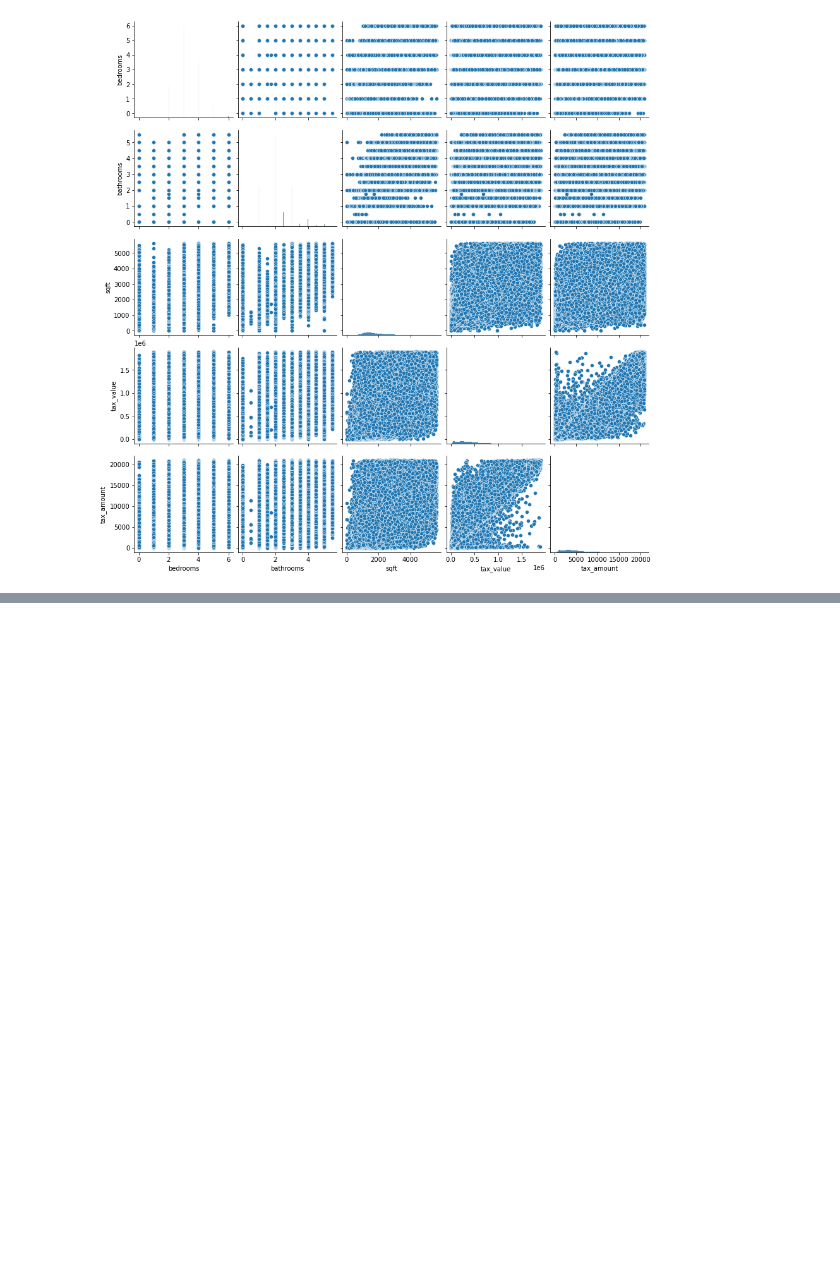
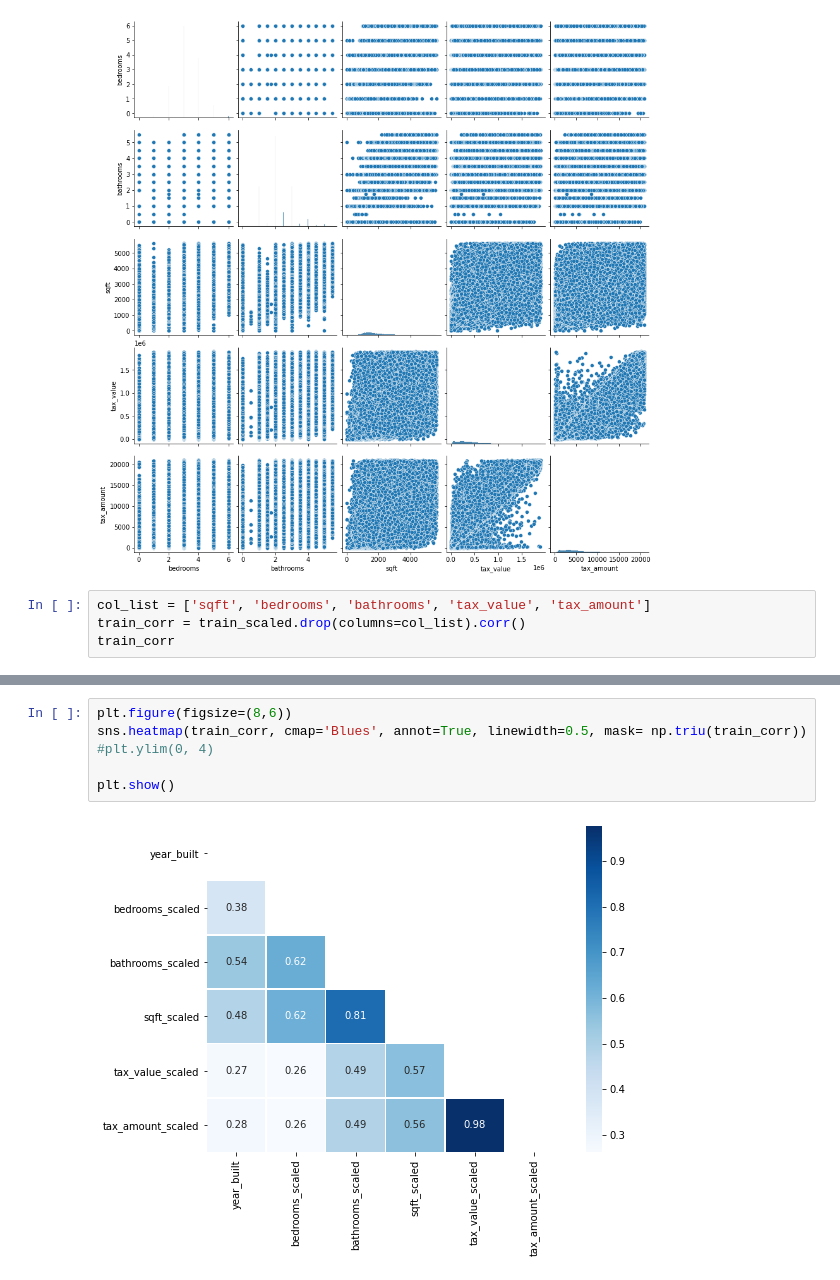
Before and after one commit to jeffakins/regression_exercises, a Jupyter notebook: explore.ipynb, the cells around one changed output, grey strips where cells are left out. Cells and saved outputs as stored; diff of their text form; blank space fills up the shorter version.

Commit message:
Added graphs and statistical functions to explore

```diff
--- a/explore.ipynb
+++ b/explore.ipynb
@@ -71,3 +72,7 @@ plt.show()
 # %% [output]
 <seaborn.axisgrid.PairGrid at 0x...>
 [figure]
+# %%
+col_list = ['sqft', 'bedrooms', 'bathrooms', 'tax_value', 'tax_amount']
+train_corr = train_scaled.drop(columns=col_list).corr()
+train_corr
@@ -73,0 +87,8 @@ plt.show()
+# %%
+plt.figure(figsize=(8,6))
+sns.heatmap(train_corr, cmap='Blues', annot=True, linewidth=0.5, mask= np.triu(train_corr))
+#plt.ylim(0, 4)
+
+plt.show()
+# %% [output]
+[figure, added]
```
Also changed, not shown: parts of 7 cells of this notebook.
